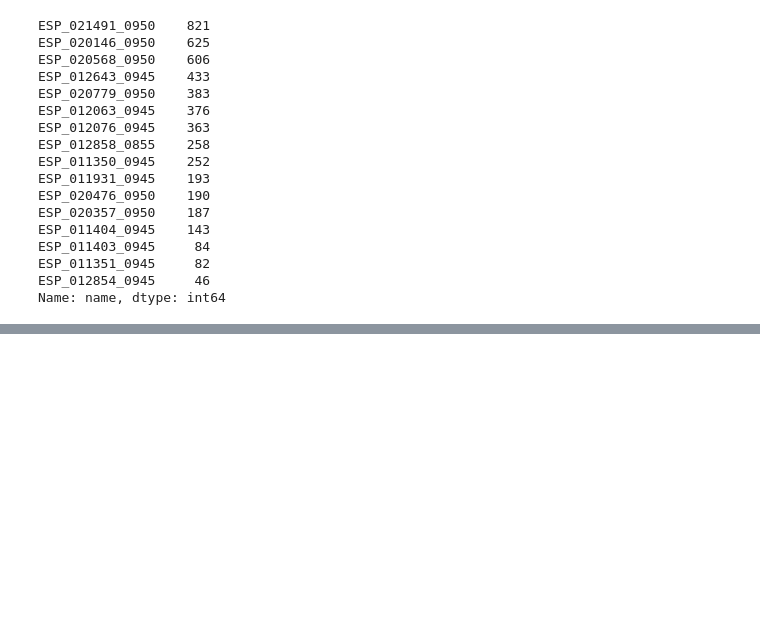
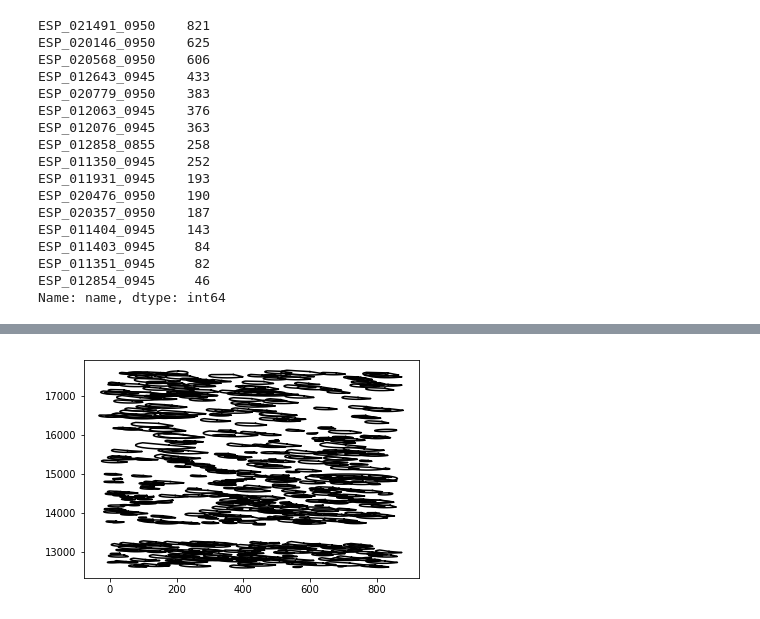
Before and after one commit to chatcher10/reu_notebooks, a Jupyter notebook: Overlapping_Images_with_MA,CH_update.ipynb, the cells around one changed output, grey strips where cells are left out. Cells and saved outputs as stored; diff of their text form; code cells hidden in the pictures; blank space fills up the shorter version.

```diff
--- a/Overlapping_Images_with_MA,CH_update.ipynb
+++ b/Overlapping_Images_with_MA,CH_update.ipynb
@@ -348,36 +343,45 @@ for i,img_name in enumerate(ol_img_unique):
         except ZeroDivisionError:
             n_marks[i,1] = np.nan
         try:
-            n_marks[i,2] = len(blotches_)/blotches_.image_id.nunique()
+            n_marks[i,2] = len(blotches_)/(blotches_.image_id.nunique() * (blotches_.map_scale.reset_index(drop=True)[0])**2)
         except ZeroDivisionError:
             n_marks[i,2] = np.nan
 
     # get lengths and binnings of fans & blotches for each image, multiply these, fill length array (for fans)
     # and area array (for blotches) with result
     fan_lengths = fans_.distance
     img_fans[i,:len(fans_)] = fan_lengths * map_scale
     blotch_len1 = blotches_.radius_1
     blotch_len2 = blotches_.radius_2
     img_blotches[i,:len(blotches_)] = blotch_len1 * blotch_len2 * np.pi * map_scale
 
     # create a histogram of fans' & blotches' size distribution for each image,
     # find max of each histogram, record in 'histmax'
     f_hist,f_binedges = np.histogram(img_fans[i,np.where(img_fans[i,:]>0.0)],bins=50)
     f_histmax[i] = f_binedges[np.where(f_hist==f_hist.max())[0][0]]
     b_hist,b_binedges = np.histogram(img_blotches[i,np.where(img_blotches[i,:]>0.0)],bins=50)
     b_histmax[i] = b_binedges[np.where(b_hist==b_hist.max())[0][0]]
     # replace zeroes with NaN's
     if f_histmax[i]==0:
         f_histmax[i] = np.nan
     if b_histmax[i]==0:
         b_histmax[i] = np.nan
     if i==0:
         ind = len(df)
         img_areas[i] = unary_union(collection[:ind]).area / df.image_id.nunique()
     else:
         ind_minus = ind
         ind = ind_minus + len(np.where(overlap_objs.name==ol_img_unique[i])[0])
         img_areas[i] = unary_union(collection[ind_minus:ind]).area / df.image_id.nunique()
+
+    if i == 10:
+        plt.figure()
+        for points in collection[ind_minus:ind]:
+            xi,yi = points.exterior.xy
+            plt.plot(xi,yi,'k')
+        plt.show()
+# %% [output]
+[figure, added]
 # %%
 # plot data
 #np.savetxt("ithaca_tiles",tile_log)
```
Also changed, not shown: parts of 10 cells of this notebook.
